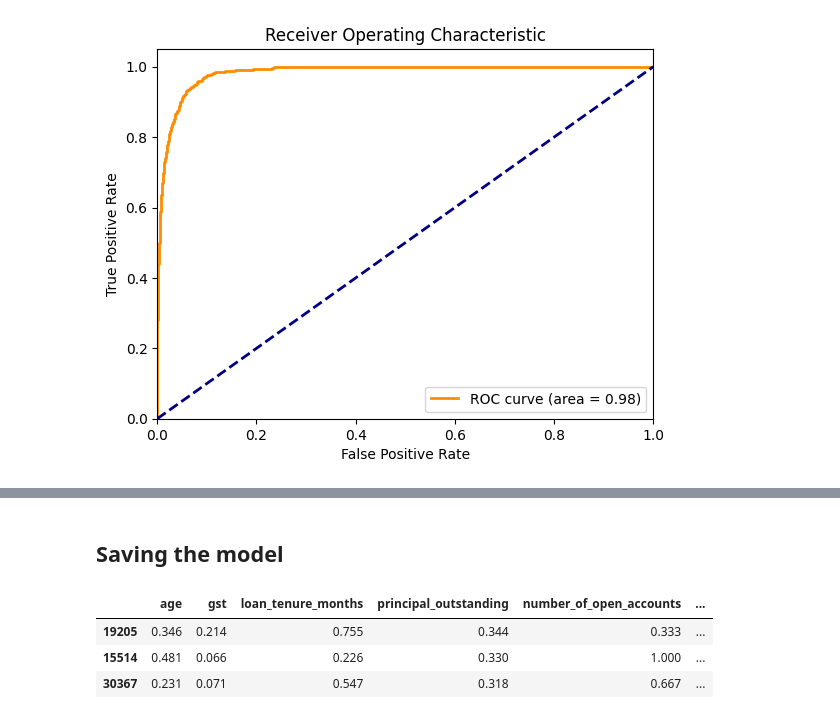
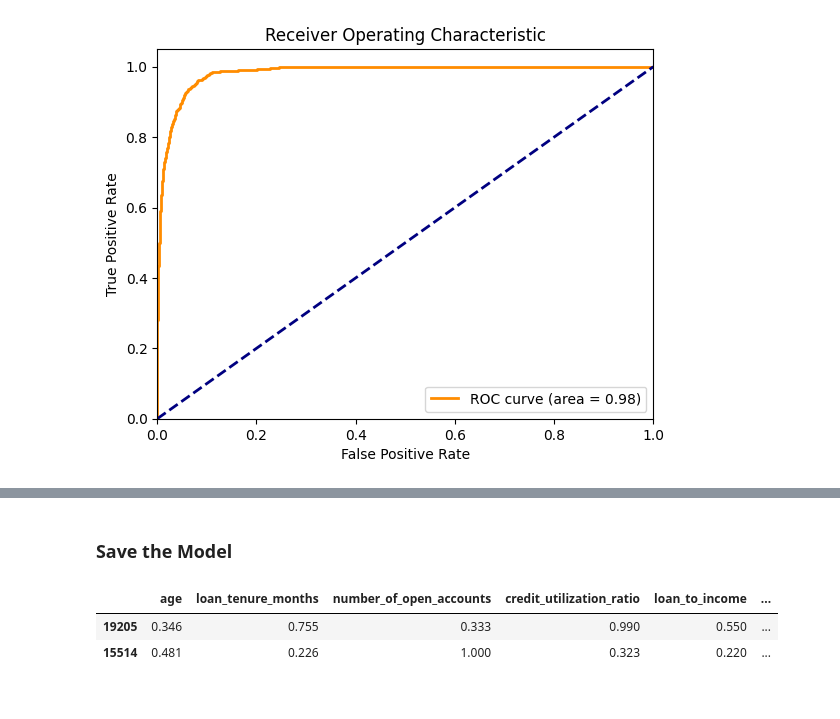
Before and after one commit to lintosunny/Credit-Risk-Modelling, a Jupyter notebook: Credit_Risk_Modelling.ipynb, the cells around one changed output, grey strips where cells are left out. Cells and saved outputs as stored; diff of their text form; code cells hidden in the pictures.

```diff
--- a/Credit_Risk_Modelling.ipynb
+++ b/Credit_Risk_Modelling.ipynb
@@ -550,3 +614,0 @@ def calculate_woe_iv(df, feature, target):
-# %%
-grouped, total_iv = calculate_woe_iv(pd.concat([X_train, y_train], axis=1), 'loan_purpose', 'default')
-grouped
@@ -560,14 +614,0 @@ grouped
-# %%
-# finding IV for features
-iv_values = {}
-
-for feature in X_train.columns:
-  if X_train[feature].dtype == 'object':
-    _, iv = calculate_woe_iv(pd.concat([X_train, y_train], axis=1), feature, 'default')
-  else:
-    X_binned = pd.cut(X_train[feature], bins=10, labels=False)
-    _, iv = calculate_woe_iv(pd.concat([X_binned, y_train], axis=1), feature, 'default')
-
-  iv_values[feature] = iv
-
-iv_values
@@ -872,0 +615,7 @@ weighted avg       0.96      0.92      0.93     12497
+# %%
+features_to_drop_vif = ['sanction_amount', 'processing_fee', 'gst', 'net_disbursement','principal_outstanding']
+
+
+X_train_1 = X_train.drop(features_to_drop_vif, axis='columns')
+numeric_columns = X_train_1.select_dtypes(['int64', 'float64']).columns
+numeric_columns
@@ -872,0 +747,12 @@ weighted avg       0.96      0.92      0.93     12497
+# %%
+iv_values = {}
+
+for feature in X_train_1.columns:
+    if X_train_1[feature].dtype == 'object':
+        _, iv = calculate_woe_iv(pd.concat([X_train_1, y_train],axis=1), feature, 'default' )
+    else:
+        X_binned = pd.cut(X_train_1[feature], bins=10, labels=False)
+        _, iv = calculate_woe_iv(pd.concat([X_binned, y_train],axis=1), feature, 'default' )
+    iv_values[feature] = iv
+
+iv_values
@@ -1246,12 +1505,11 @@ plt.show()
 # %% [markdown]
-## **Saving the model**
+### Save the Model
 # %%
-X_test_encoded.head(3)
+X_test_encoded.head(2)
 # %% [output]
-|  | age | gst | loan_tenure_months | principal_outstanding | number_of_open_accounts | ... |
-| 19205 | 0.346 | 0.214 | 0.755 | 0.344 | 0.333 | ... |
-| 15514 | 0.481 | 0.066 | 0.226 | 0.330 | 1.000 | ... |
-| 30367 | 0.231 | 0.071 | 0.547 | 0.318 | 0.667 | ... |
+|  | age | loan_tenure_months | number_of_open_accounts | credit_utilization_ratio | loan_to_income | ... |
+| 19205 | 0.346 | 0.755 | 0.333 | 0.990 | 0.550 | ... |
+| 15514 | 0.481 | 0.226 | 1.000 | 0.323 | 0.220 | ... |
 # %%
 X_test_encoded.columns
 # %% [output]
```
Also changed, not shown: parts of 217 cells of this notebook.
